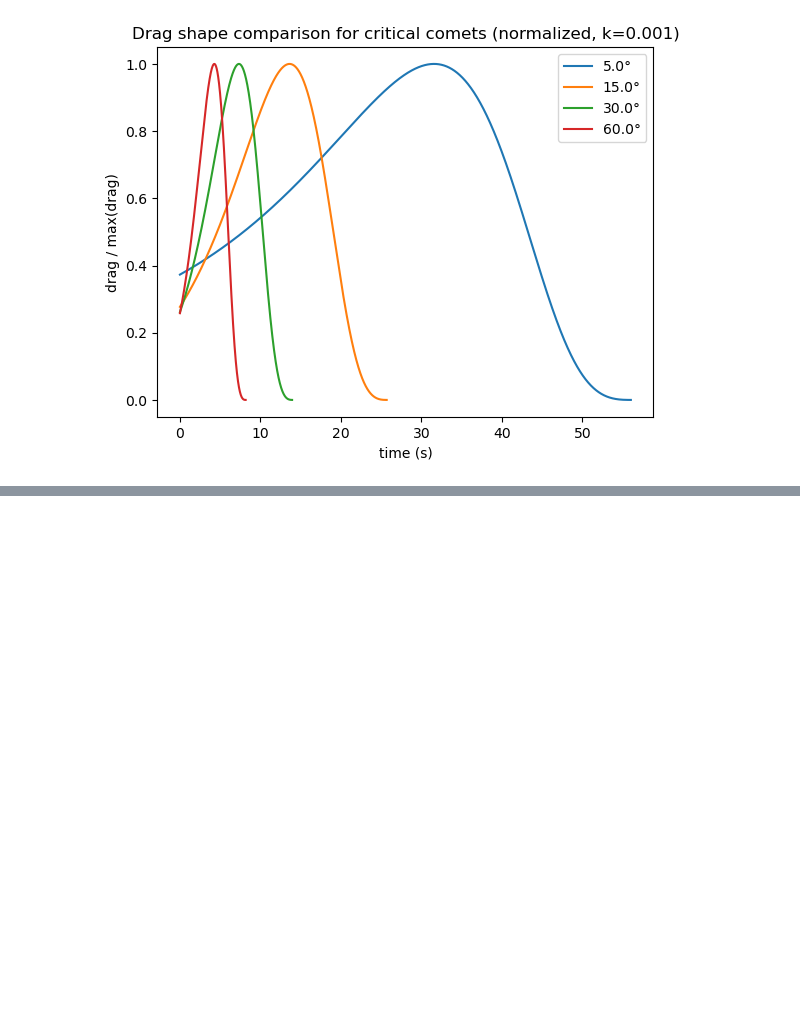
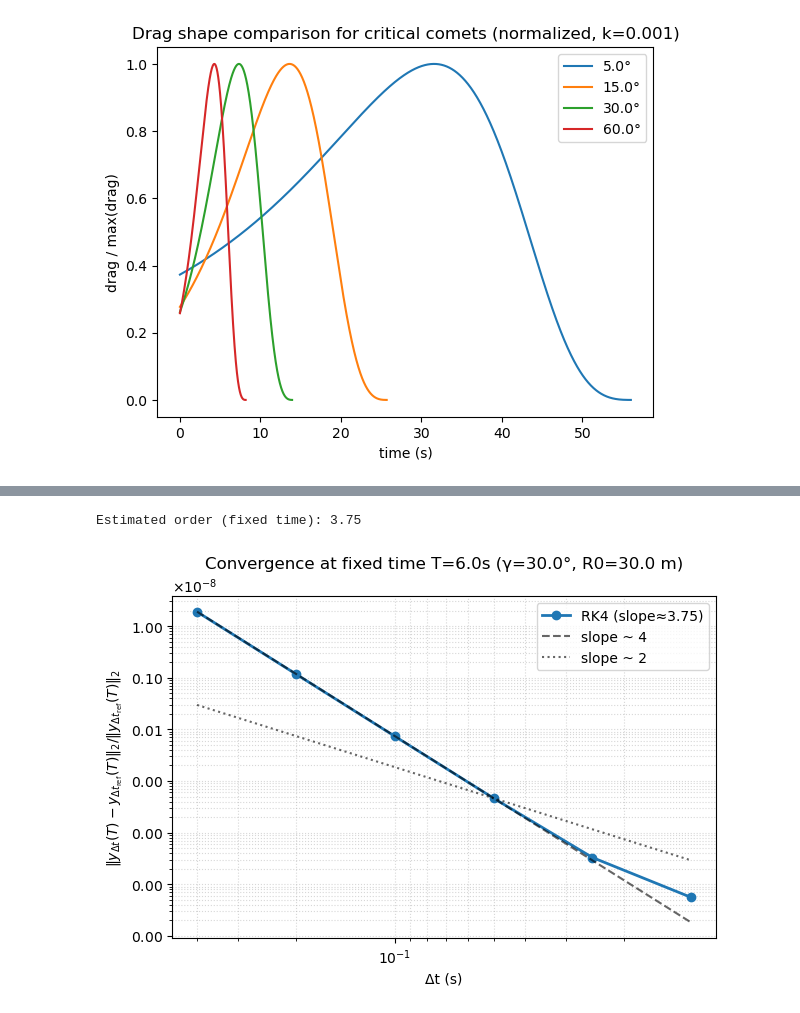
Before and after one commit to KyleCamden1/AE370_Group_Project, a Jupyter notebook: Group Project 1.ipynb, the cells around one changed output, grey strips where cells are left out. Cells and saved outputs as stored; diff of their text form; code cells hidden in the pictures; blank space fills up the shorter version.

```diff
--- a/Group Project 1.ipynb
+++ b/Group Project 1.ipynb
@@ -681,0 +753,79 @@ else:
+# %%
+# Fixed-time temporal convergence for RK4 (slope ~ 4 expected)
+
+import numpy as np
+import matplotlib.pyplot as plt
+from matplotlib.ticker import ScalarFormatter
+
+# ---- choose a representative case & a safe T (before any event) ----
+GAMMA_TEST = 30.0     # deg
+R0_TEST    = 30.0     # m
+K_USED     = 1e-3
+T_FINAL    = 6.0      # seconds; ensure no run hits/burns before this
+
+# ---- time steps to test (coarse -> fine) + a tiny reference step ----
+dts = np.array([0.4, 0.2, 0.1, 0.05, 0.025, 0.0125])
+dt_ref = dts[-1] / 8.0
+
+def sample_at_T(res, T):
+    """Return state vector at time T by simple linear interpolation."""
+    t = np.asarray(res["t"])
+    # pick state components to include in the error norm (exclude drag because it's per-step)
+    y_parts = []
+    for key in ("x","h","vx","vz","R"):
+        y_parts.append(np.asarray(res[key]))
+    Y = np.vstack(y_parts)  # shape (5, n)
+
+    # find segment bracketing T
+    if T <= t[0]: return Y[:,0]
+    if T >= t[-1]: return Y[:,-1]
+    j = np.searchsorted(t, T)  # t[j-1] < T <= t[j]
+    t0, t1 = t[j-1], t[j]
+    a = (T - t0)/(t1 - t0)
+    return (1-a)*Y[:,j-1] + a*Y[:,j]
+
+def run_to_T(dt):
+    # your simulate_entry should accept dt (or read a global); integrate far enough past T_FINAL
+    res = simulate_entry(gamma_deg=GAMMA_TEST, R0=R0_TEST, k_ablate=K_USED, dt=dt, tf=T_FINAL+5.0)
+    # IMPORTANT: don't clip to event here; we want the state at T even if an event happens later
+    return sample_at_T(res, T_FINAL)
+
+# reference
+y_ref = run_to_T(dt_ref)
+ref_norm = np.linalg.norm(y_ref, ord=2)
+
+# sweep dts
+errs = []
+for dt in dts:
+    y = run_to_T(dt)
+    e = np.linalg.norm(y - y_ref, ord=2)
+    errs.append(e / (ref_norm if ref_norm>0 else 1.0))
+errs = np.array(errs)
+
+# slope fit on log–log
+m, b = np.polyfit(np.log10(dts), np.log10(errs), 1)
+print(f"Estimated order (fixed time): {m:.2f}")
+
+# plot like your class example
+plt.figure(figsize=(6.4,4.6))
+plt.loglog(dts, errs, 'o-', lw=2, label=f"RK4 (slope≈{m:.2f})")
+
+# guide lines with slopes 2 and 4 through the middle point
+k4 = errs[len(errs)//2] / (dts[len(errs)//2]**4)
+k2 = errs[len(errs)//2] / (dts[len(errs)//2]**2)
+plt.loglog(dts, k4*dts**4, 'k--', alpha=0.6, label="slope ~ 4")
+plt.loglog(dts, k2*dts**2, 'k:',  alpha=0.6, label="slope ~ 2")
+
+plt.gca().invert_xaxis()
+plt.xlabel("Δt (s)")
+plt.ylabel(r"$\|y_{\Delta t}(T)-y_{\Delta t_\mathrm{ref}}(T)\|_2 / \|y_{\Delta t_\mathrm{ref}}(T)\|_2$")
+plt.title(f"Convergence at fixed time T={T_FINAL}s (γ={GAMMA_TEST}°, R0={R0_TEST} m)")
+sf = ScalarFormatter(useMathText=True); sf.set_scientific(True); sf.set_powerlimits((0,0))
+plt.gca().yaxis.set_major_formatter(sf); plt.ticklabel_format(axis='y', style='sci', scilimits=(0,0))
+plt.grid(True, which='both', ls=':', alpha=0.5)
+plt.legend()
+plt.tight_layout()
+plt.show()
+# %% [output]
+Estimated order (fixed time): 3.75
+[figure, added]
```
Also changed, not shown: parts of 4 cells of this notebook.
